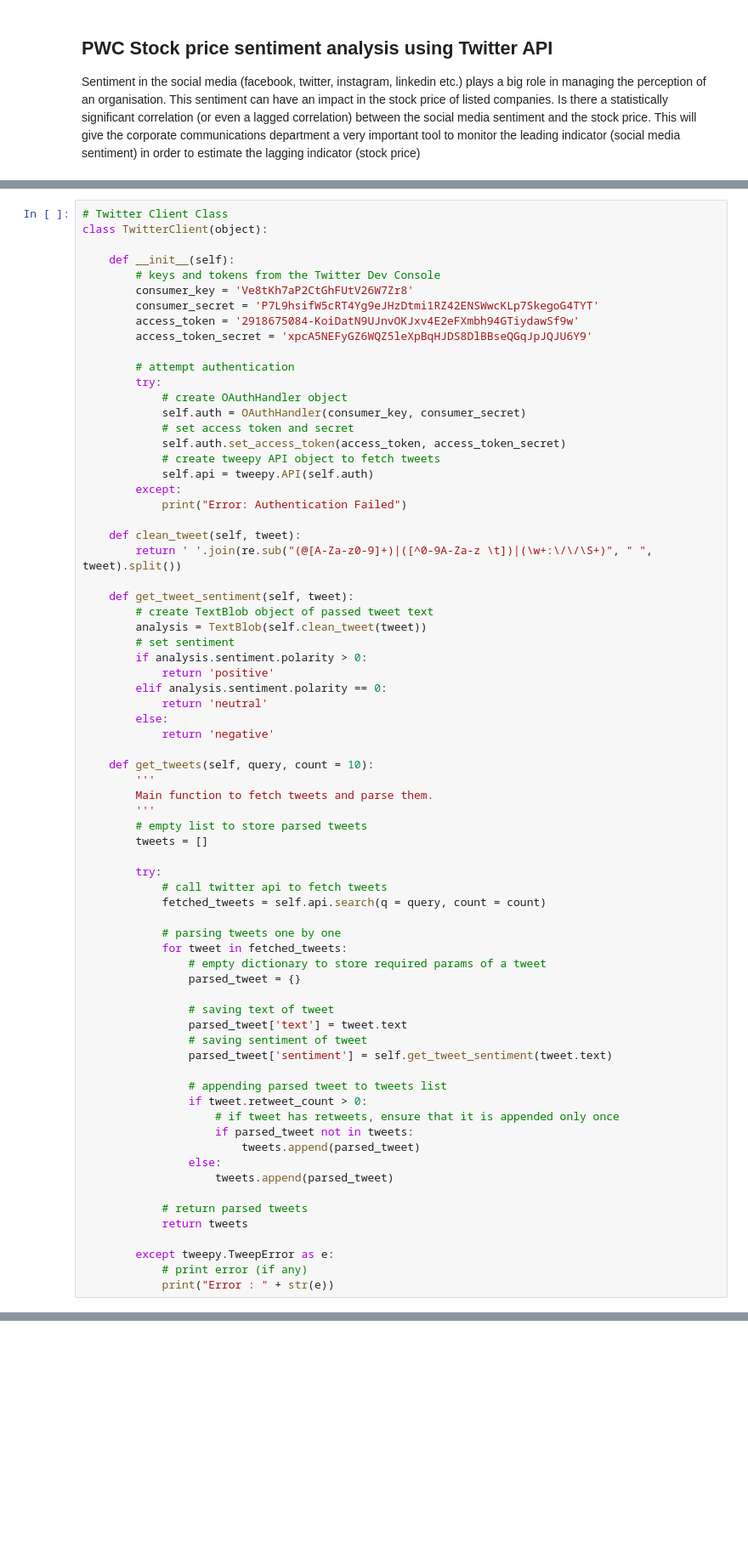
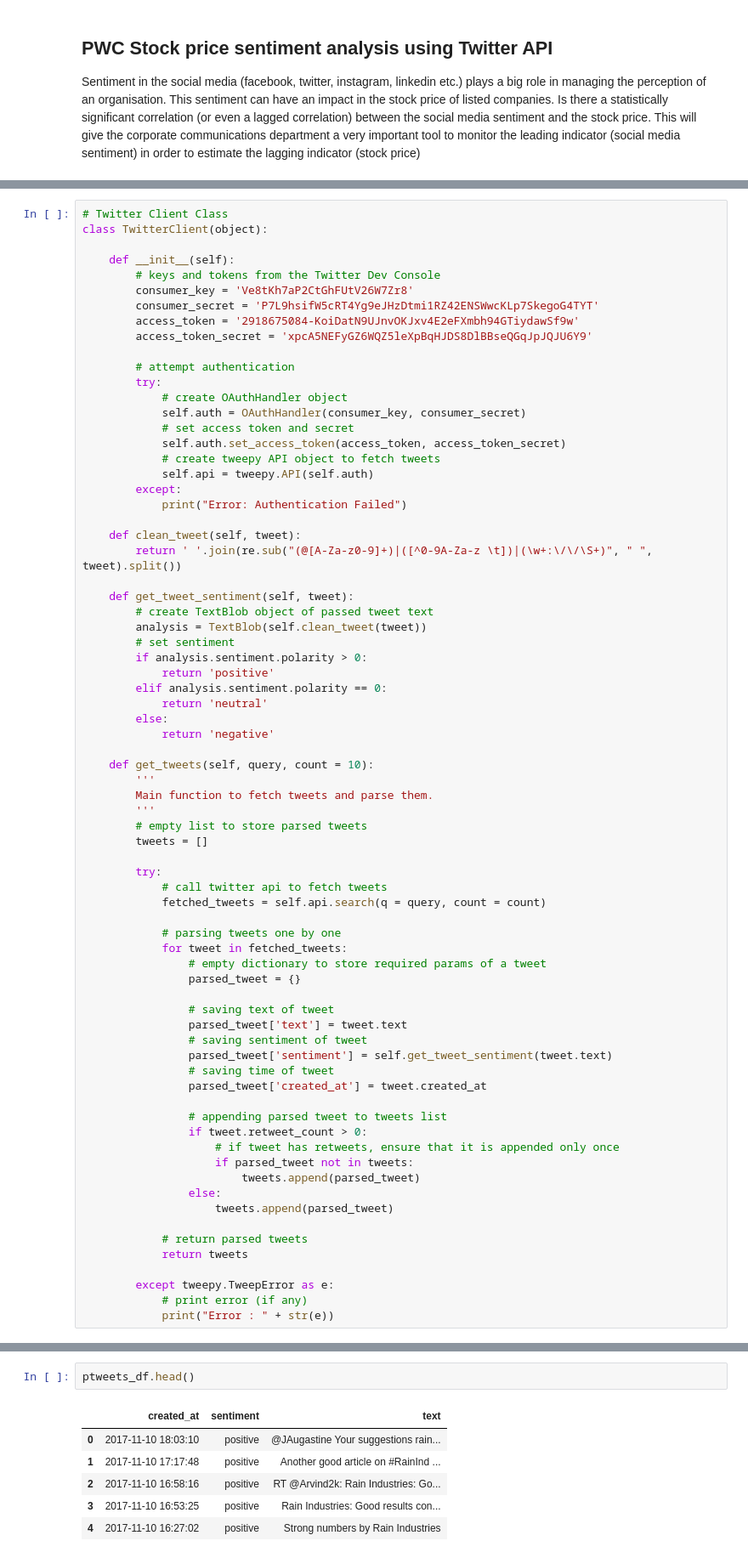
Before and after one commit to bharatwaaj/Hack2Innovate, a Jupyter notebook: Python Tweepy.ipynb, the cells around one changed output, grey strips where cells are left out. Shown at 85% size. Saved outputs shown, nothing was run; the diff lists cells and outputs as text; blank space fills up the shorter version.

```diff
--- a/Python Tweepy.ipynb
+++ b/Python Tweepy.ipynb
@@ -68,6 +70,8 @@ class TwitterClient(object):
                 parsed_tweet['text'] = tweet.text
                 # saving sentiment of tweet
                 parsed_tweet['sentiment'] = self.get_tweet_sentiment(tweet.text)
+                # saving time of tweet
+                parsed_tweet['created_at'] = tweet.created_at
 
                 # appending parsed tweet to tweets list
                 if tweet.retweet_count > 0:
@@ -172,0 +165,9 @@ Date
+# %%
+ptweets_df.head()
+# %% [output]
+|  | created_at | sentiment | text |
+| 0 | 2017-11-10 18:03:10 | positive | @JAugastine Your suggestions rain... |
+| 1 | 2017-11-10 17:17:48 | positive | Another good article on #RainInd ... |
+| 2 | 2017-11-10 16:58:16 | positive | RT @Arvind2k: Rain Industries: Go... |
+| 3 | 2017-11-10 16:53:25 | positive | Rain Industries: Good results con... |
+| 4 | 2017-11-10 16:27:02 | positive | Strong numbers by Rain Industries |
```
Also changed, not shown: parts of 12 cells of this notebook, 2 other files.
